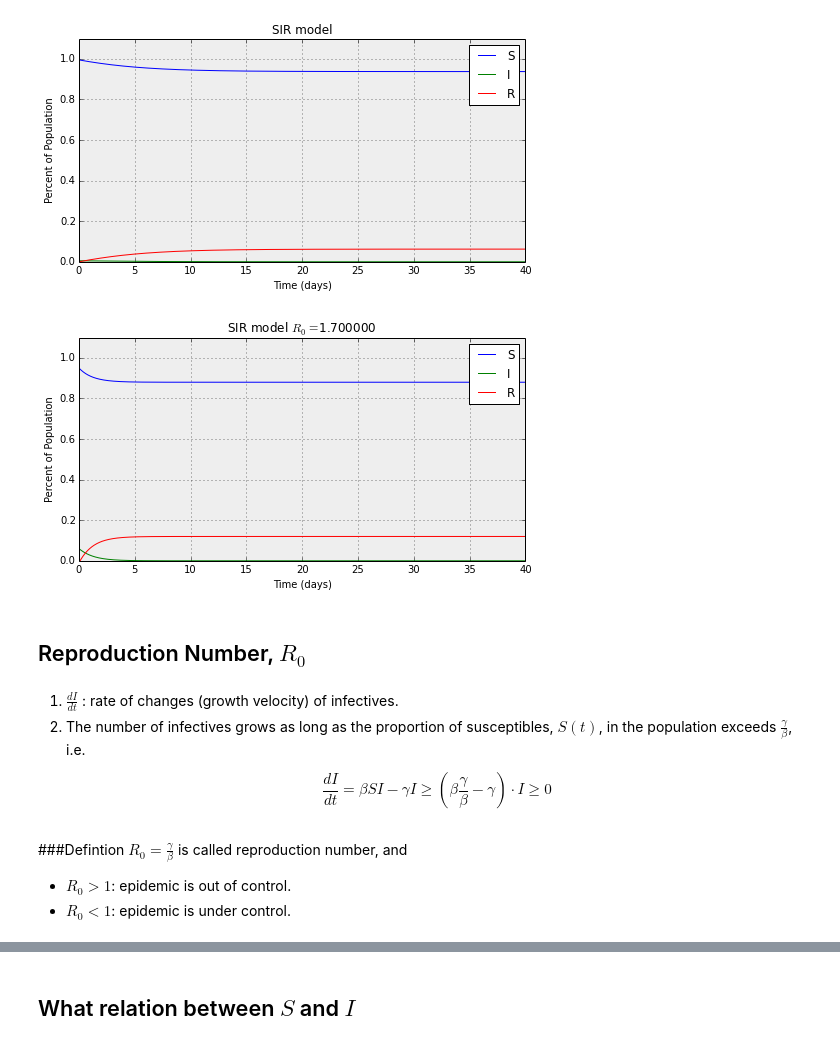
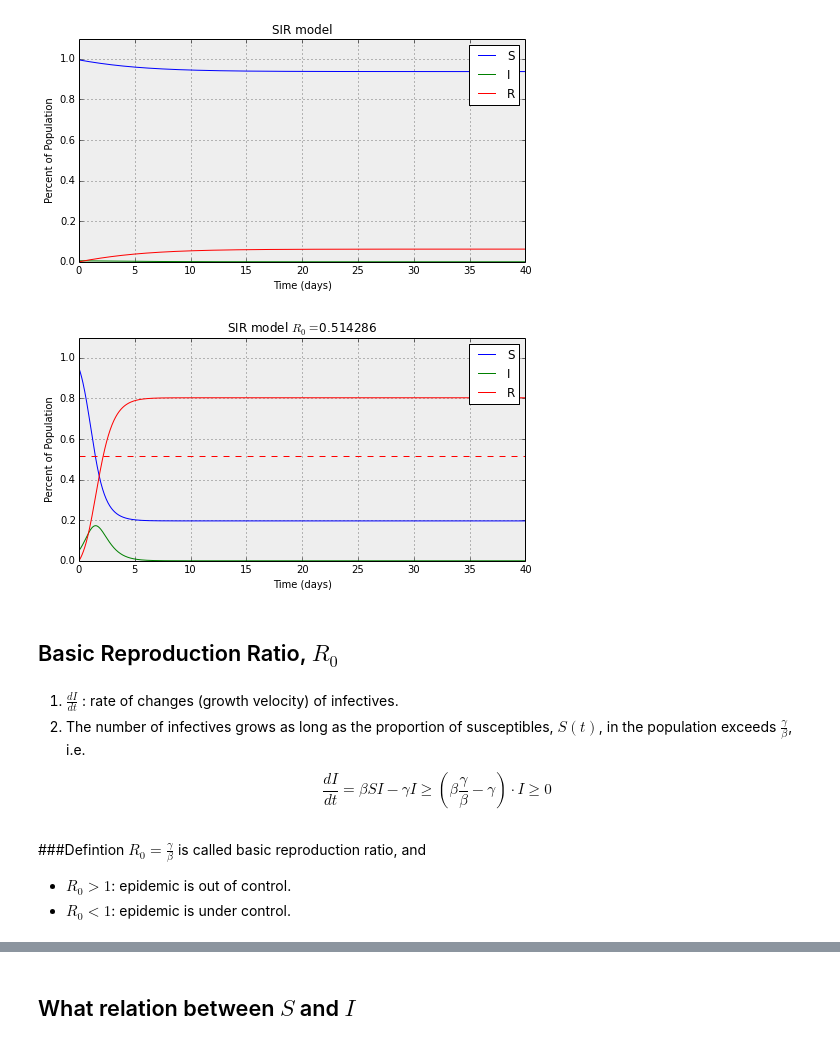
Before and after one commit to cchuang2009/math2014, a Jupyter notebook: 14/SIR.ipynb, the cells around one changed output, grey strips where cells are left out. Saved outputs shown, nothing was run; the diff lists cells and outputs as text; code cells hidden in the pictures.

```diff
--- a/14/SIR.ipynb
+++ b/14/SIR.ipynb
@@ -101,7 +101,8 @@ def vis2(beta,gamma,S0,I0):
                                        'axisbelow':True})
     n=1000
     T=40
-    R0=1-S0-I0
+    R0=0.
+    I0=1-S0
     dt=T/float(n)
 
     t=np.linspace(0,T,n+1)
@@ -118,6 +119,7 @@ def vis2(beta,gamma,S0,I0):
     ax.plot(t,S)
     ax.plot(t,I)
     ax.plot(t,R)
+    ax.plot(t,R0*np.ones(len(t)),'r--')
     ax.set_title('SIR model $R_0=$%f' %R0)
 
     ax.set_xlabel("Time (days)")
@@ -128,14 +130,14 @@ def vis2(beta,gamma,S0,I0):
 # %%
 i = interact(vis2,
          beta=widgets.FloatSliderWidget(min=0.0, max=5.0, step=0.1, value=2.0, description="beta"),
          gamma=widgets.FloatSliderWidget(min=1.0, max=2.0, step=0.1, value=1.5, description="gamma"),
-         S0=widgets.FloatSliderWidget(min=0.9, max=1.0, step=0.01, value=0.95, description="S0"),
-         I0=widgets.FloatSliderWidget(min=0., max=0.1, step=0.01, value=0.01, description="I0"),
+         S0=widgets.FloatSliderWidget(min=0.3, max=1.0, step=0.01, value=0.95, description="S0"),
+         I0=widgets.FloatSliderWidget(min=0., max=0.3, step=0.01, value=0.01, description="I0"),
          )
 # %% [output]
-[figure, old version]
+[figure, new version]
 # %% [markdown]
-## Reproduction Number, $R_0$
+## Basic Reproduction Ratio, $R_0$
 # %% [markdown]
 
 <ol>
@@ -147,7 +149,7 @@ $$ \frac{d I}{d t}=\beta S I -\gamma I\ge(\beta\frac{\gamma}{\beta}-\gamma)\cdot
 </ol>
 # %% [markdown]
 ###Defintion
-$R_0=\frac{\gamma}{\beta}$ is called reproduction number, and
+$R_0=\frac{\gamma}{\beta}$ is called basic reproduction ratio, and
 
 * $R_0>1$: epidemic is out of control.
 * $R_0<1$: epidemic is under control.
```
Also changed, not shown: parts of 1 cell of this notebook.
